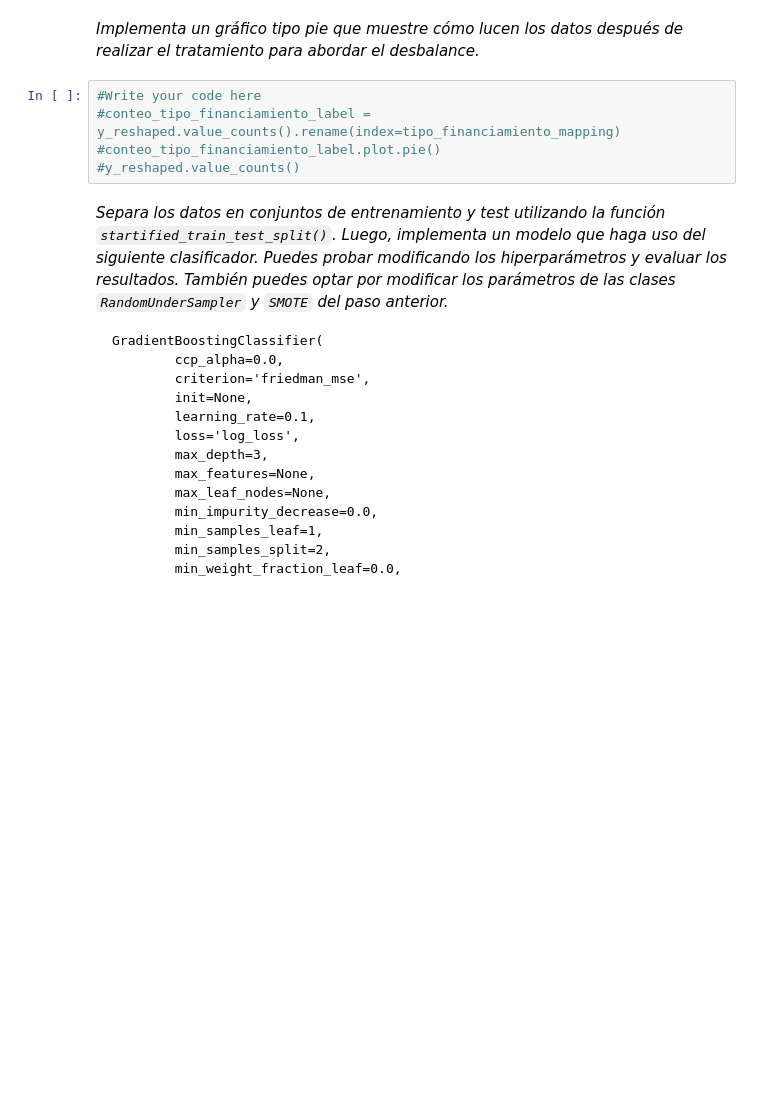
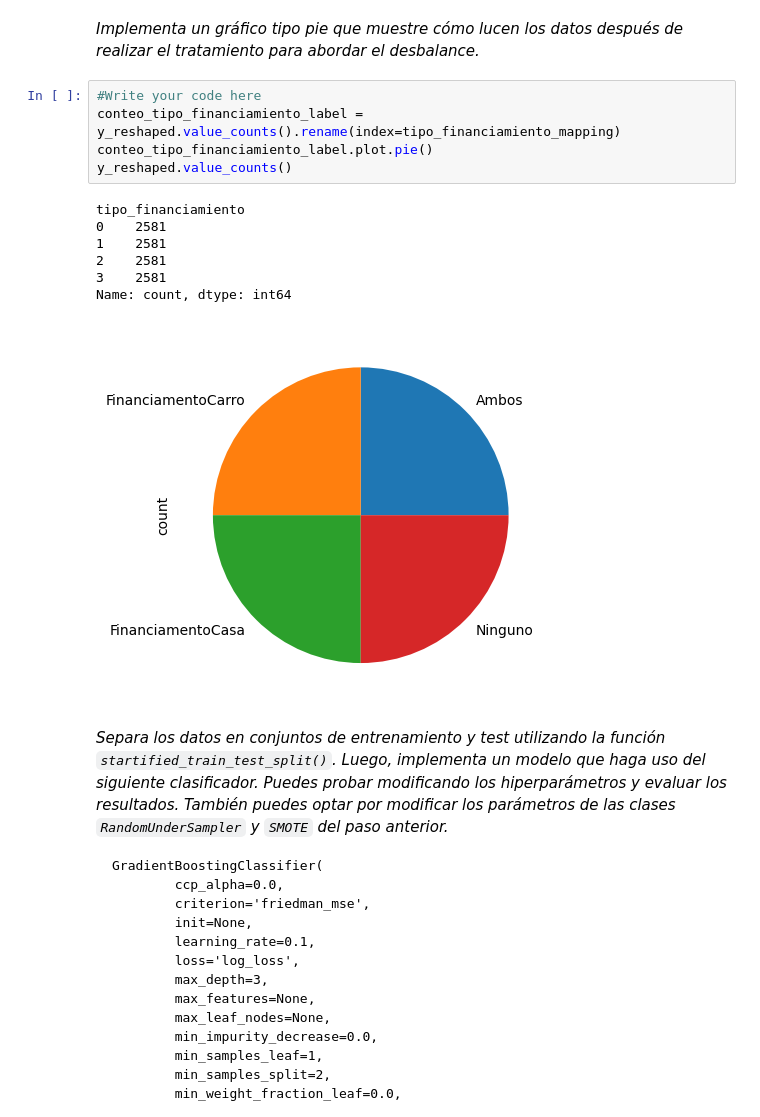
Before and after one commit to carloslario/python-b2-proyecto-final-lariocarlos, a Jupyter notebook: python_b2_proyecto_final.ipynb, the cells around one changed output. Saved outputs shown, nothing was run; the diff lists cells and outputs as text; blank space fills up the shorter version.

```diff
--- a/python_b2_proyecto_final.ipynb
+++ b/python_b2_proyecto_final.ipynb
@@ -2090,9 +2289,17 @@ X_reshaped, y_reshaped = pipeline_fix_imbalance.fit_resample(X, y)
 *Implementa un gráfico tipo pie que muestre cómo lucen los datos después de realizar el tratamiento para abordar el desbalance.*
 # %%
 #Write your code here
-#conteo_tipo_financiamiento_label = y_reshaped.value_counts().rename(index=tipo_financiamiento_mapping)
-#conteo_tipo_financiamiento_label.plot.pie()
-#y_reshaped.value_counts()
+conteo_tipo_financiamiento_label = y_reshaped.value_counts().rename(index=tipo_financiamiento_mapping)
+conteo_tipo_financiamiento_label.plot.pie()
+y_reshaped.value_counts()
+# %% [output]
+tipo_financiamiento
+0    2581
+1    2581
+2    2581
+3    2581
+Name: count, dtype: int64
+[figure, added]
 # %% [markdown]
 *Separa los datos en conjuntos de entrenamiento y test utilizando la función `startified_train_test_split()`. Luego, implementa un modelo que haga uso del siguiente clasificador. Puedes probar modificando los hiperparámetros y evaluar los resultados. También puedes optar por modificar los parámetros de las clases `RandomUnderSampler` y `SMOTE` del paso anterior.*
 
```
Also changed, not shown: parts of 36 cells of this notebook.
